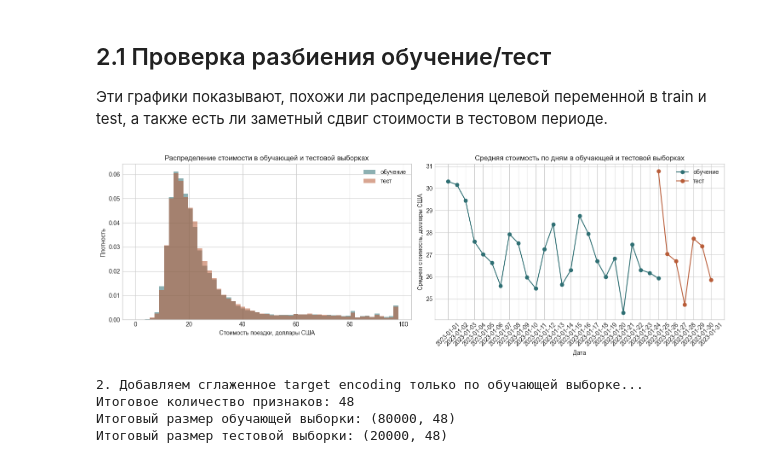
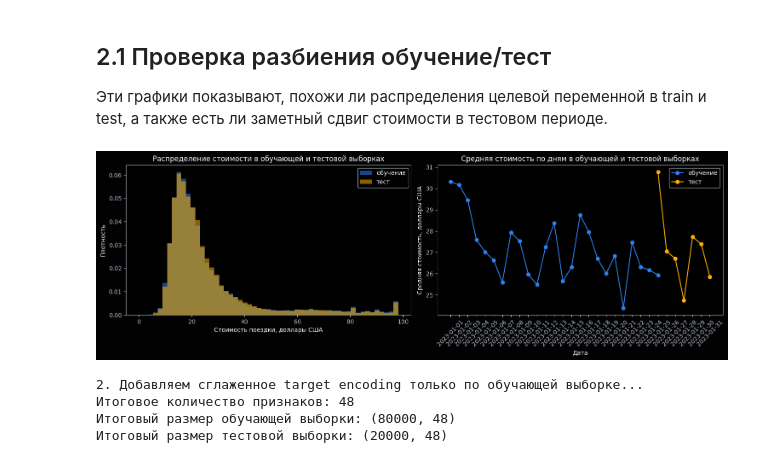
Before and after one commit to Team-10-Spilis/New-York-Taxi-Analysis, a Jupyter notebook: ml_price/pred_cost_grad_boost.ipynb, the cells around one changed output. Drawn from its saved outputs; the diff is of its cells as text; code cells hidden in the pictures.

Commit message:
dark grad boost

```diff
--- a/ml_price/pred_cost_grad_boost.ipynb
+++ b/ml_price/pred_cost_grad_boost.ipynb
@@ -28,7 +28,13 @@ DATA_PATH = next((path for path in DATA_CANDIDATES if path.exists()), None)
 PROJECT_ROOT = next((base for base in PROJECT_ROOT_CANDIDATES if any((base / name).exists() for name in DATA_NAMES)), Path.cwd())
 
 if DATA_PATH is None:
-    checked_paths = "\n".join(str(path) for path in DATA_CANDIDATES)
+    def get_display_path(p, root):
+        try:
+            return str(p.relative_to(root))
+        except ValueError:
+            return str(p)
+
+    checked_paths = "\n".join(f"- {get_display_path(path, PROJECT_ROOT)}" for path in DATA_CANDIDATES)
     raise FileNotFoundError(f"Датасет не найден. Проверенные пути:\n{checked_paths}")
 
 PLOTS_DIR = PROJECT_ROOT / "ml_price" / "figures"
@@ -37,9 +43,31 @@ PLOTS_DIR.mkdir(parents=True, exist_ok=True)
 def plot_path(relative_path):
     return PROJECT_ROOT / "ml_price" / relative_path
 
-try:
-    plt.style.use("seaborn-v0_8-whitegrid")
-except OSError:
-    plt.style.use("ggplot")
+DARK_BG = "#000000"
+PAPER_BG = "#020202"
+WHITE = "#F4F7FB"
+MUTED = "#B7C0CC"
+RED = "#A90000"
+GREEN = "#9BFF3D"
+BLUE = "#2F80ED"
+CYAN = "#00D1FF"
+PURPLE = "#7A5CFF"
+MAGENTA = "#D642FF"
+ORANGE = "#FFB000"
+
+plt.style.use('dark_background')
+plt.rcParams.update({
+    "figure.facecolor": PAPER_BG,
+    "axes.facecolor": DARK_BG,
+    "axes.edgecolor": MUTED,
+    "axes.labelcolor": WHITE,
+    "text.color": WHITE,
+    "xtick.color": MUTED,
+    "ytick.color": MUTED,
+    "grid.color": "#ffffff",
+    "grid.alpha": 0.14,
+    "legend.facecolor": PAPER_BG,
+    "legend.edgecolor": MUTED,
+})
 # %%
 print("Загружаем датасет...")
@@ -372,7 +400,7 @@ split_plot_df = split_plot_df[split_plot_df[TARGET_COL].between(0, price_cap_spl
 
 fig, axes = plt.subplots(1, 2, figsize=(15, 5))
 
-for split_name, color in [("обучение", "#2f6f73"), ("тест", "#b85c38")]:
+for split_name, color in [("обучение", BLUE), ("тест", ORANGE)]:
     values = split_plot_df.loc[split_plot_df["split"] == split_name, TARGET_COL]
     axes[0].hist(values, bins=55, alpha=0.55, label=split_name, color=color, density=True)
 axes[0].set_title("Распределение стоимости в обучающей и тестовой выборках")
@@ -386,35 +414,35 @@ split_time_df = model_df.assign(
     split=np.where(train_mask, "обучение", "тест"),
 )
 
 if split_time_df["pickup_month"].nunique() <= 1:
     time_col = "pickup_date"
     time_label = "Дата"
     title = "Средняя стоимость по дням в обучающей и тестовой выборках"
 else:
     time_col = "pickup_month"
     time_label = "Месяц"
     title = "Средняя стоимость по месяцам в обучающей и тестовой выборках"
 
 time_target = (
     split_time_df.groupby([time_col, "split"], observed=False)[TARGET_COL]
     .mean()
     .reset_index()
 )
 
-for split_name, color in [("обучение", "#2f6f73"), ("тест", "#b85c38")]:
+for split_name, color in [("обучение", BLUE), ("тест", ORANGE)]:
     part = time_target[time_target["split"] == split_name]
     axes[1].plot(part[time_col].astype(str), part[TARGET_COL], marker="o", label=split_name, color=color)
 axes[1].set_title(title)
 axes[1].set_xlabel(time_label)
 axes[1].set_ylabel("Средняя стоимость, доллары США")
 axes[1].tick_params(axis="x", rotation=45)
 axes[1].legend()
 
 fig.tight_layout()
 fig.savefig(plot_path("figures/02_train_test_split.png"), dpi=150, bbox_inches="tight")
 plt.show()
 # %% [output]
-[figure, old version]
+[figure, new version]
 # %%
 def add_target_encoding(train_x, test_x, train_y, source_cols, encoded_cols, smooth=50):
     train_x = train_x.copy()
```
Also changed, not shown: parts of 5 cells of this notebook.
